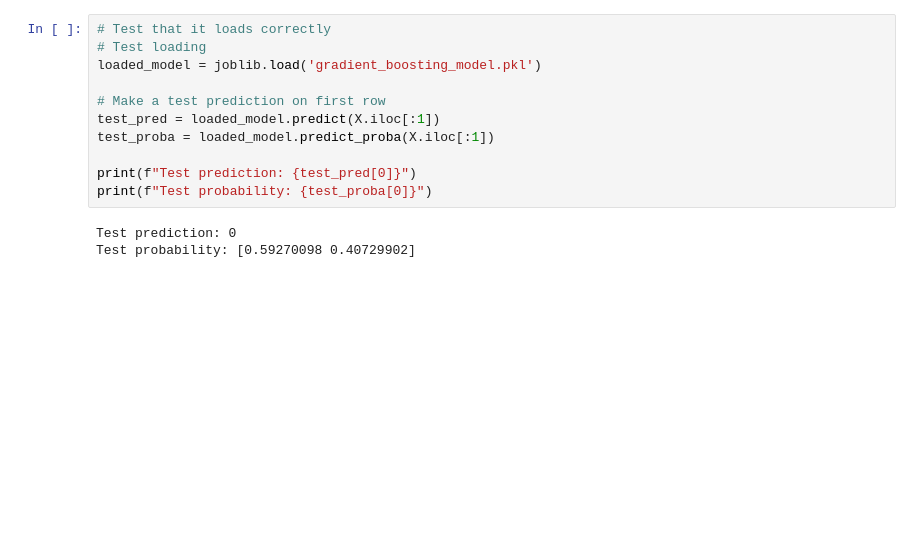
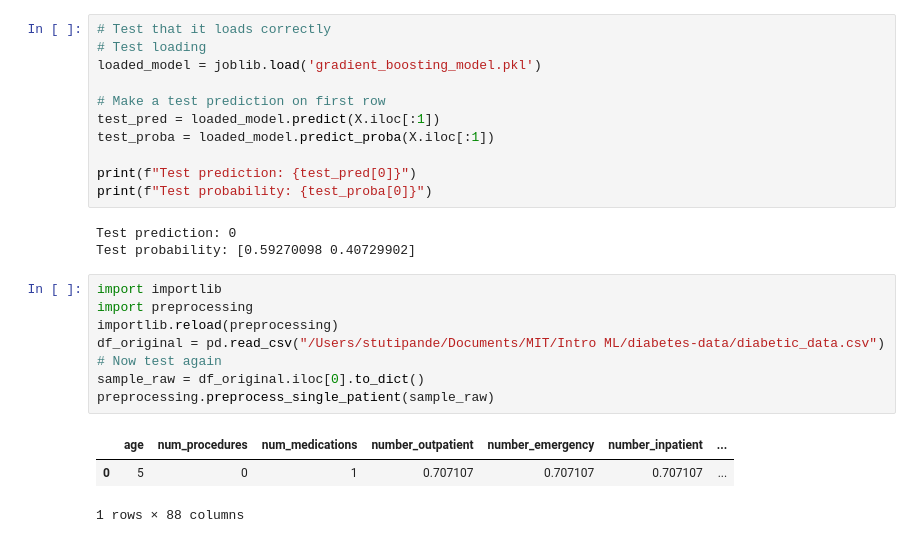
Before and after one commit to stutipande/ML-Diabetes-Readmission-Classifier, a Jupyter notebook: ML_PROJECT.ipynb, the cells around one changed output. Drawn from its saved outputs; the diff is of its cells as text; blank space fills up the shorter version.

```diff
--- a/ML_PROJECT.ipynb
+++ b/ML_PROJECT.ipynb
@@ -1535,3 +1516,15 @@ print(f"Test probability: {test_proba[0]}")
 # %% [output]
 Test prediction: 0
 Test probability: [0.59270098 0.40729902]
+# %%
+import importlib
+import preprocessing
+importlib.reload(preprocessing)
+df_original = pd.read_csv("/Users/stutipande/Documents/MIT/Intro ML/diabetes-data/diabetic_data.csv")
+# Now test again
+sample_raw = df_original.iloc[0].to_dict()
+preprocessing.preprocess_single_patient(sample_raw)
+# %% [output]
+|  | age | num_procedures | num_medications | number_outpatient | number_emergency | number_inpatient | ... |
+| 0 | 5 | 0 | 1 | 0.707107 | 0.707107 | 0.707107 | ... |
+1 rows × 88 columns
```
Also changed, not shown: parts of 2 cells of this notebook, 2 other files.
